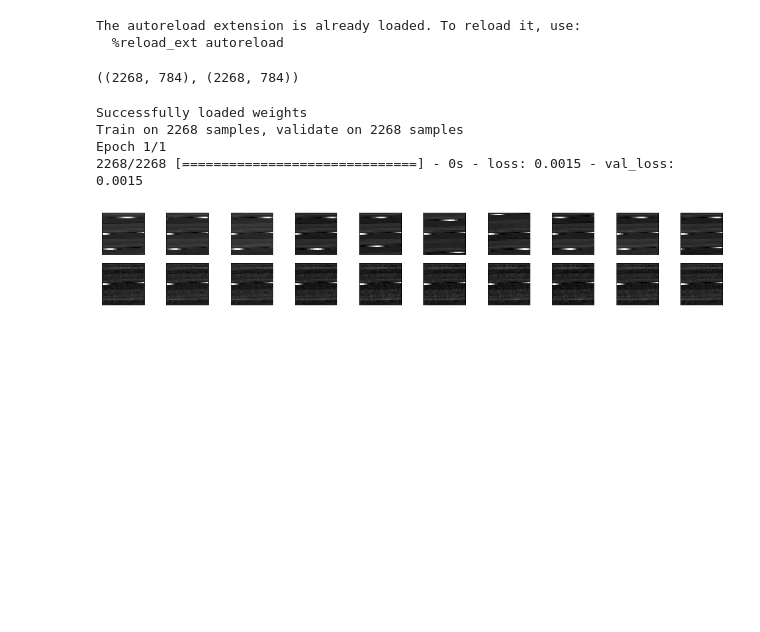
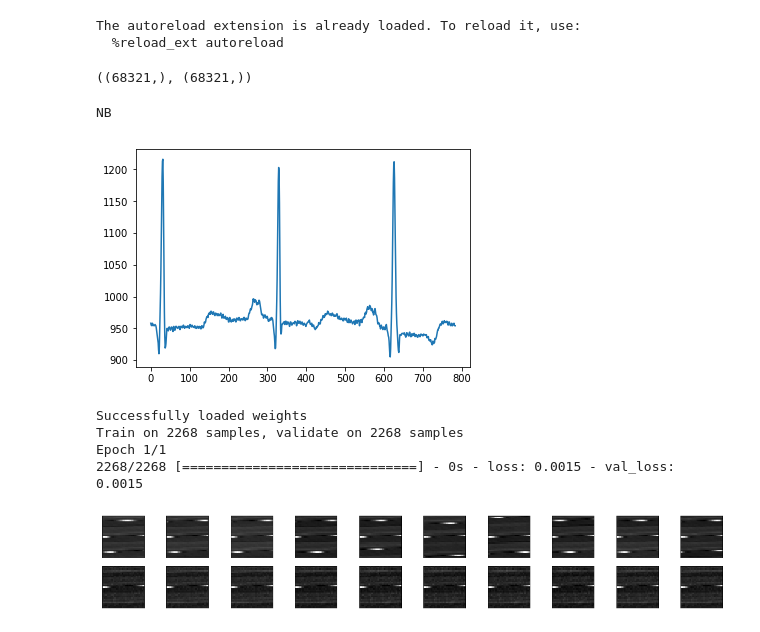
Before and after one commit to piotrbazan/machine-learning, a Jupyter notebook: projects/ecg/ecg.ipynb, the cells around one changed output. Saved outputs shown, nothing was run; the diff lists cells and outputs as text; code cells hidden in the pictures; blank space fills up the shorter version.

Commit message:
Adding data preprocessing

```diff
--- a/projects/ecg/ecg.ipynb
+++ b/projects/ecg/ecg.ipynb
@@ -60,0 +15,2 @@ x_train, x_test = train_test_split(ann)
+# %%
+data = load_clean_data([0, 1])
@@ -61,7 +25,15 @@ x_train, x_test = train_test_split(ann)
+# %%
+x_train, y_train = create_features_labels(data, 784)
 # %%
-x_train.shape, x_test.shape
+x_train.shape, y_train.shape
 # %% [output]
-((2268, 784), (2268, 784))
+((68321,), (68321,))
+# %%
+plt.plot(x_train[1003])
+print(y_train[1003])
+# %% [output]
+NB
+[figure, added]
 # %%
 fit(create_encoders(784, [], 64), x_train, x_test, epochs=1, filename='weights/784_64.h5', load_prev=True)
 # %% [output]
```
Also changed, not shown: parts of 12 cells of this notebook, 1 other file.
